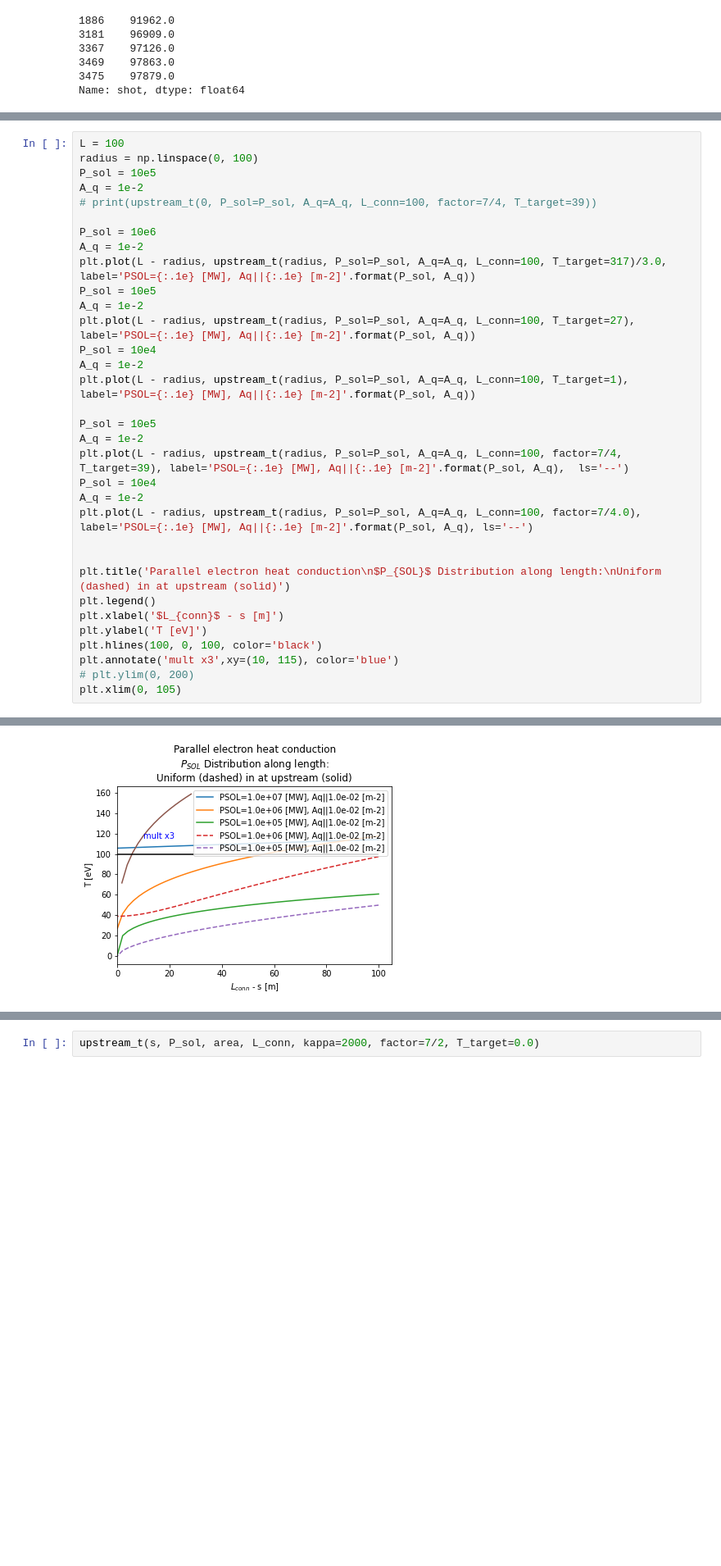
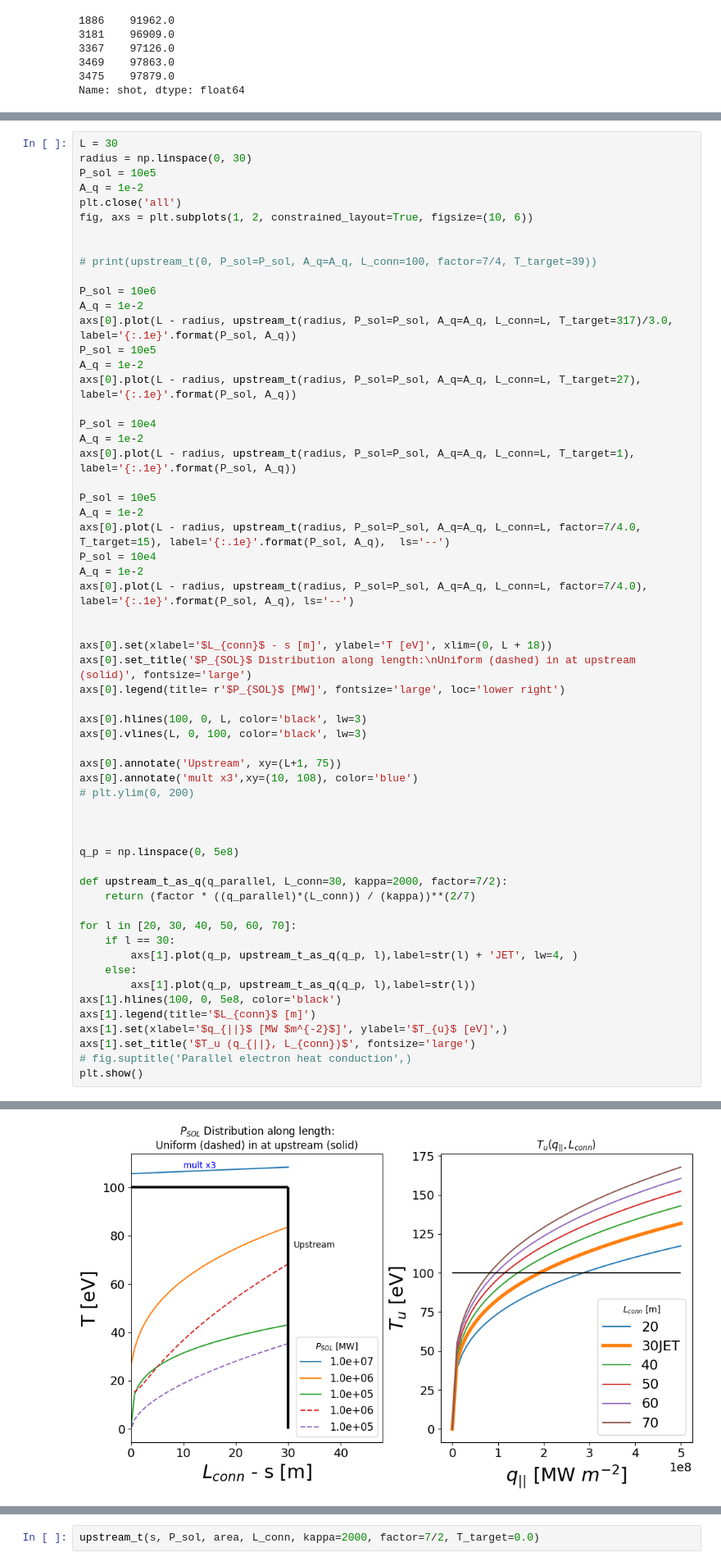
Before and after one commit to fusionby2030/moxie, a Jupyter notebook: experiments/Paper_Docs/Stangeby.ipynb, the cells around one changed output, grey strips where cells are left out. Shown at 82% size. Cells and saved outputs as stored; diff of their text form; blank space fills up the shorter version.

Commit message:
Update figure

```diff
--- a/experiments/Paper_Docs/Stangeby.ipynb
+++ b/experiments/Paper_Docs/Stangeby.ipynb
@@ -38,36 +38,62 @@ def upstream_t(s, P_sol, A_q, L_conn, kappa=2000, factor=7/2, T_target=0.0):
         # return (T_target**(7/2) + factor*(P_sol/(L_conn*A_q))*(((s-L_conn)**2) / kappa))**(2/7)
     return (T_target**(7/2) + factor * ((P_sol/A_q)*(L_conn-s)) / (kappa))**(2/7)
 # %%
-L = 100
-radius = np.linspace(0, 100)
+L = 30
+radius = np.linspace(0, 30)
 P_sol = 10e5
 A_q = 1e-2
+plt.close('all')
+fig, axs = plt.subplots(1, 2, constrained_layout=True, figsize=(10, 6))
+
+
 # print(upstream_t(0, P_sol=P_sol, A_q=A_q, L_conn=100, factor=7/4, T_target=39))
 
 P_sol = 10e6
 A_q = 1e-2
-plt.plot(L - radius, upstream_t(radius, P_sol=P_sol, A_q=A_q, L_conn=100, T_target=317)/3.0, label='PSOL={:.1e} [MW], Aq||{:.1e} [m-2]'.format(P_sol, A_q))
+axs[0].plot(L - radius, upstream_t(radius, P_sol=P_sol, A_q=A_q, L_conn=L, T_target=317)/3.0, label='{:.1e}'.format(P_sol, A_q))
 P_sol = 10e5
 A_q = 1e-2
-plt.plot(L - radius, upstream_t(radius, P_sol=P_sol, A_q=A_q, L_conn=100, T_target=27), label='PSOL={:.1e} [MW], Aq||{:.1e} [m-2]'.format(P_sol, A_q))
+axs[0].plot(L - radius, upstream_t(radius, P_sol=P_sol, A_q=A_q, L_conn=L, T_target=27), label='{:.1e}'.format(P_sol, A_q))
+
 P_sol = 10e4
 A_q = 1e-2
-plt.plot(L - radius, upstream_t(radius, P_sol=P_sol, A_q=A_q, L_conn=100, T_target=1), label='PSOL={:.1e} [MW], Aq||{:.1e} [m-2]'.format(P_sol, A_q))
+axs[0].plot(L - radius, upstream_t(radius, P_sol=P_sol, A_q=A_q, L_conn=L, T_target=1), label='{:.1e}'.format(P_sol, A_q))
 
 P_sol = 10e5
 A_q = 1e-2
-plt.plot(L - radius, upstream_t(radius, P_sol=P_sol, A_q=A_q, L_conn=100, factor=7/4, T_target=39), label='PSOL={:.1e} [MW], Aq||{:.1e} [m-2]'.format(P_sol, A_q),  ls='--')
+axs[0].plot(L - radius, upstream_t(radius, P_sol=P_sol, A_q=A_q, L_conn=L, factor=7/4.0, T_target=15), label='{:.1e}'.format(P_sol, A_q),  ls='--')
 P_sol = 10e4
 A_q = 1e-2
-plt.plot(L - radius, upstream_t(radius, P_sol=P_sol, A_q=A_q, L_conn=100, factor=7/4.0), label='PSOL={:.1e} [MW], Aq||{:.1e} [m-2]'.format(P_sol, A_q), ls='--')
+axs[0].plot(L - radius, upstream_t(radius, P_sol=P_sol, A_q=A_q, L_conn=L, factor=7/4.0), label='{:.1e}'.format(P_sol, A_q), ls='--')
 
 
-plt.title('Parallel electron heat conduction\n$P_{SOL}$ Distribution along length:\nUniform (dashed) in at upstream (solid)')
-plt.legend()
-plt.xlabel('$L_{conn}$ - s [m]')
-plt.ylabel('T [eV]')
-plt.hlines(100, 0, 100, color='black')
-plt.annotate('mult x3',xy=(10, 115), color='blue')
+axs[0].set(xlabel='$L_{conn}$ - s [m]', ylabel='T [eV]', xlim=(0, L + 18))
+axs[0].set_title('$P_{SOL}$ Distribution along length:\nUniform (dashed) in at upstream (solid)', fontsize='large')
+axs[0].legend(title= r'$P_{SOL}$ [MW]', fontsize='large', loc='lower right')
+
+axs[0].hlines(100, 0, L, color='black', lw=3)
+axs[0].vlines(L, 0, 100, color='black', lw=3)
+
+axs[0].annotate('Upstream', xy=(L+1, 75))
+axs[0].annotate('mult x3',xy=(10, 108), color='blue')
 # plt.ylim(0, 200)
-plt.xlim(0, 105)
+
+
+
+q_p = np.linspace(0, 5e8)
+
+def upstream_t_as_q(q_parallel, L_conn=30, kappa=2000, factor=7/2):
+    return (factor * ((q_parallel)*(L_conn)) / (kappa))**(2/7)
+
+for l in [20, 30, 40, 50, 60, 70]:
+    if l == 30:
+        axs[1].plot(q_p, upstream_t_as_q(q_p, l),label=str(l) + 'JET', lw=4, )
+    else:
+        axs[1].plot(q_p, upstream_t_as_q(q_p, l),label=str(l))
+axs[1].hlines(100, 0, 5e8, color='black')
+axs[1].legend(title='$L_{conn}$ [m]')
+axs[1].set(xlabel='$q_{||}$ [MW $m^{-2}$]', ylabel='$T_{u}$ [eV]',)
+axs[1].set_title('$T_u (q_{||}, L_{conn})$', fontsize='large')
+# fig.suptitle('Parallel electron heat conduction',)
+plt.show()
 # %% [output]
@@ -76,4 +100,4 @@ plt.xlim(0, 105)
-[figure, old version]
+[figure, new version]
 # %%
 major_r = 3.0
 B_pol = 0.4
```
Also changed, not shown: parts of 3 cells of this notebook, 8 other files.
